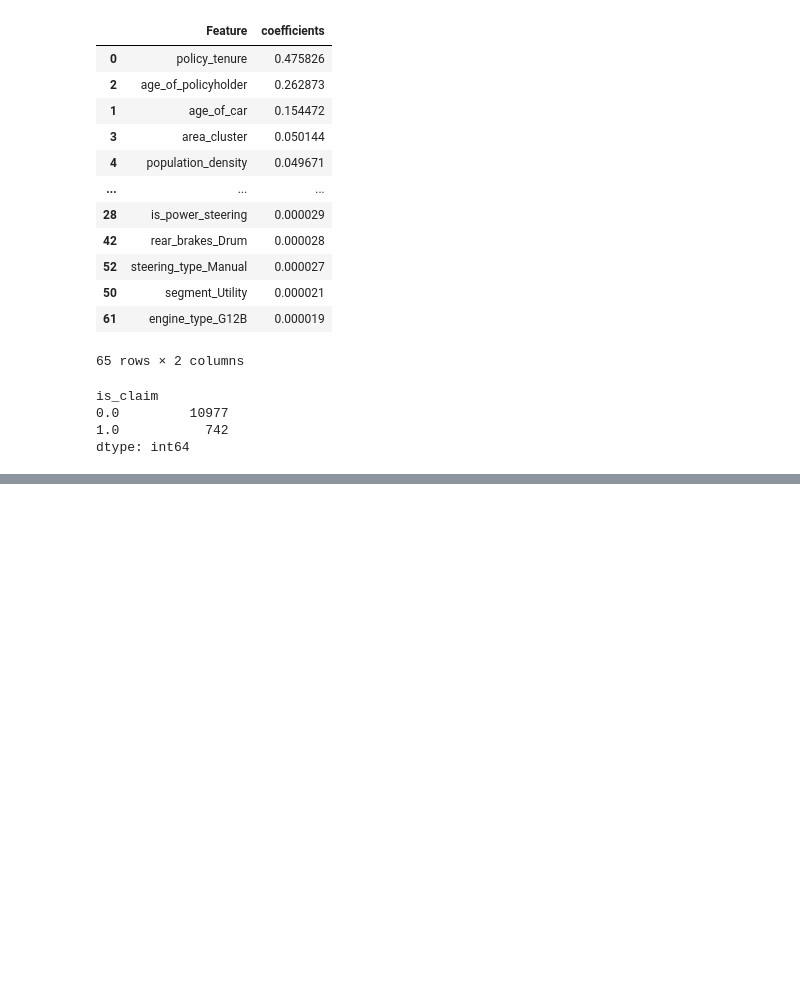
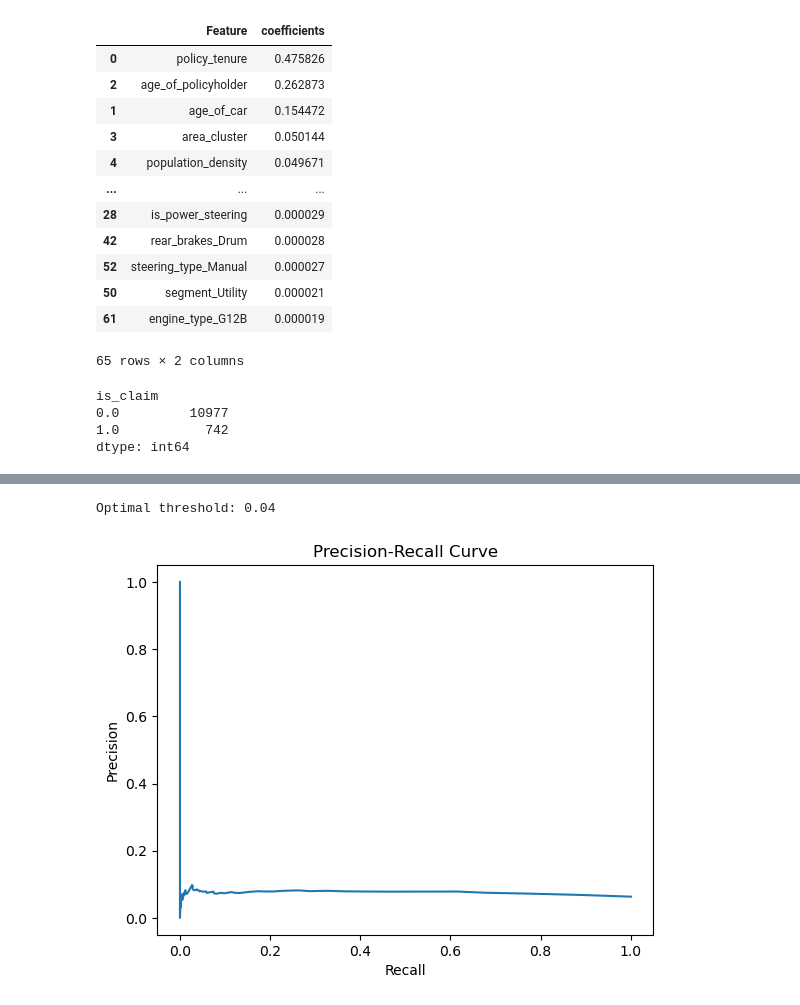
Before and after one commit to annaziegert/insurance_claim_prediciton_nova, a Jupyter notebook: Random Forest.ipynb, the cells around one changed output, grey strips where cells are left out. Saved outputs shown, nothing was run; the diff lists cells and outputs as text; code cells hidden in the pictures; blank space fills up the shorter version.

```diff
--- a/Random Forest.ipynb
+++ b/Random Forest.ipynb
@@ -76,0 +159,25 @@ dtype: int64
+# %%
+y_scores = logreg.predict_proba(X_test)[:, 1]
+from sklearn.metrics import precision_recall_curve, f1_score
+
+# Calculate precision and recall for different thresholds
+precision, recall, thresholds = precision_recall_curve(y_test, y_scores)
+
+# Calculate the F1 score for each threshold
+f1_scores = [f1_score(y_test, (y_scores >= t).astype(int)) for t in thresholds]
+
+# Find the threshold that maximizes the F1 score
+optimal_threshold = thresholds[np.argmax(f1_scores)]
+
+print(f'Optimal threshold: {optimal_threshold:.2f}')
+
+
+# Plot the precision-recall curve
+plt.plot(recall, precision)
+plt.xlabel('Recall')
+plt.ylabel('Precision')
+plt.title('Precision-Recall Curve')
+plt.show()
+# %% [output]
+Optimal threshold: 0.04
+[figure, added]
```
Also changed, not shown: parts of 25 cells of this notebook.
